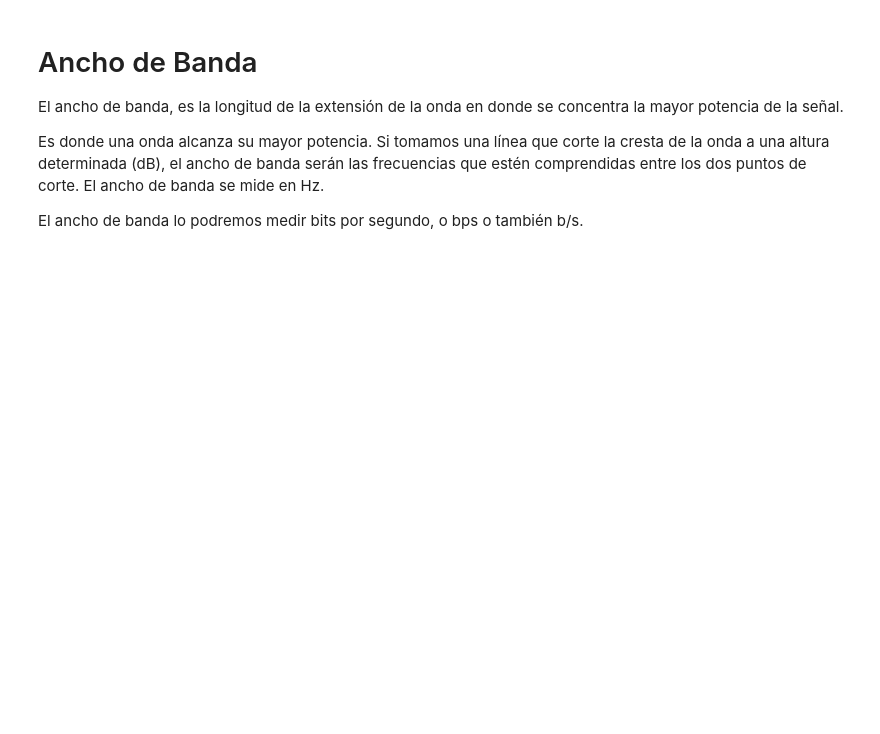
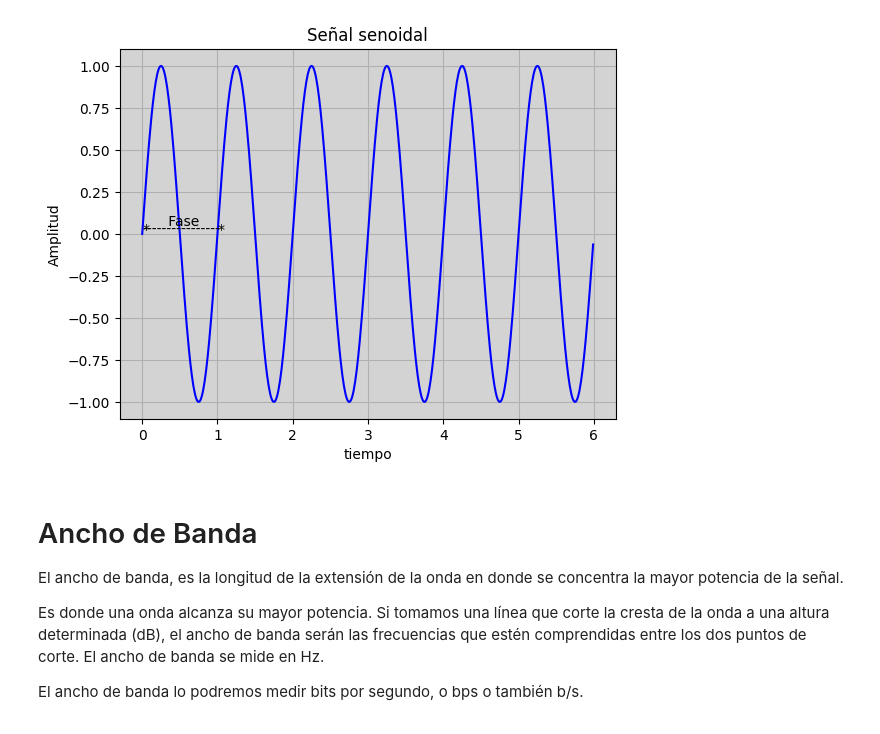
Before and after one commit to SaulG21/Lab7Networking22O, a Jupyter notebook: signal/Aldo/FrecuenciaFase.ipynb, the cells around one changed output. Saved outputs shown, nothing was run; the diff lists cells and outputs as text; code cells hidden in the pictures; blank space fills up the shorter version.

```diff
--- a/signal/Aldo/FrecuenciaFase.ipynb
+++ b/signal/Aldo/FrecuenciaFase.ipynb
@@ -22,3 +41,30 @@ Si la frecucnica de las ondas es diferente, estaran en fase cuando la fase ωt+
+# %%
+#Script para FASE
+import matplotlib.pyplot as pl
+from numpy import arange, sin, pi
+
+amplitud = 1
+frecuencia = 1
+fase = 0        # <---- Puede modificar el valor de la amplitud
+# algunos valores recomendados para la fase son: pi/2, pi, 3*pi/2, 2*pi, 3*pi/4
+
+
+x = arange(0.0, 6, 0.01)
+y = amplitud*sin(2*pi*frecuencia*x + fase)
+
+pl.axes().set_facecolor("lightgray")
+pl.plot(x, y, color="blue")
+pl.grid("true")
+pl.title("Señal senoidal")
+pl.ylabel("Amplitud")
+pl.xlabel("tiempo")
+pl.annotate("----------------", xy=(0,fase))
+pl.annotate("*", xy=(0,fase))
+pl.annotate("*", xy=(1,fase))
+pl.annotate("      Fase      ", xy=(0,fase + .05))
+pl.show()
+# %% [output]
+[figure, added]
 # %% [markdown]
 <h1>Ancho de Banda</h1>
 <p>
```
Also changed, not shown: parts of 4 cells of this notebook.
